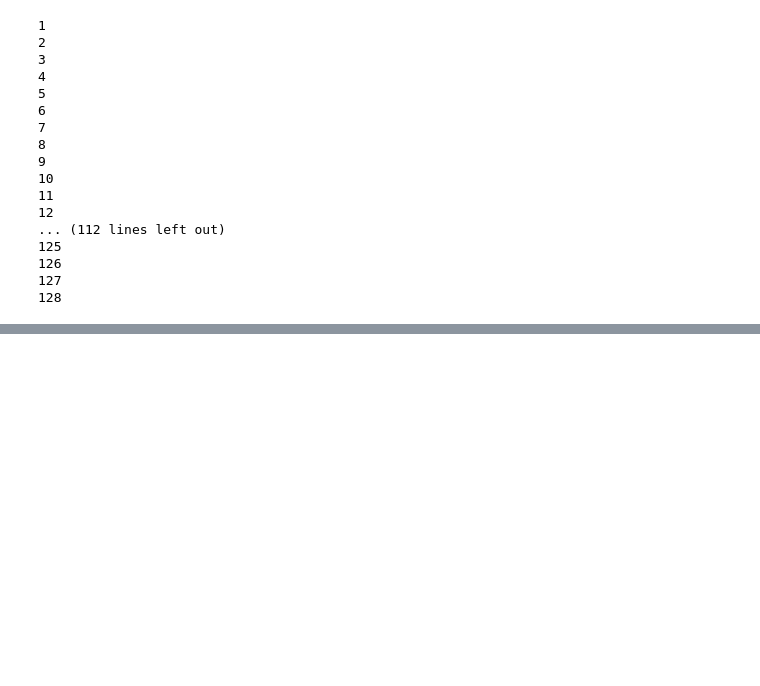
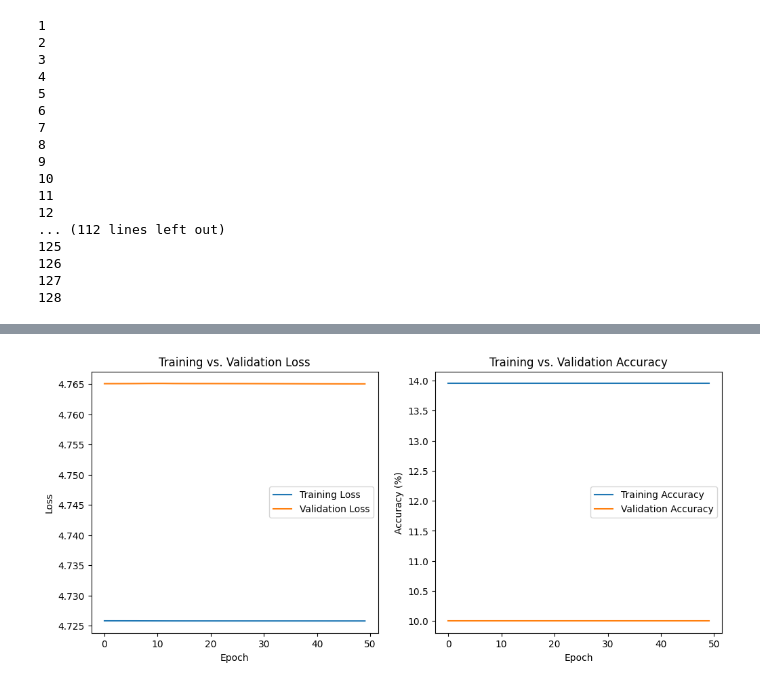
Before and after one commit to Tjielke/deep_learning_music_project, a Jupyter notebook: Pytorch/Main.ipynb, the cells around one changed output, grey strips where cells are left out. Saved outputs shown, nothing was run; the diff lists cells and outputs as text; code cells hidden in the pictures; blank space fills up the shorter version.

Commit message:
Added plots from Bootcamp

```diff
--- a/Pytorch/Main.ipynb
+++ b/Pytorch/Main.ipynb
@@ -53,10 +53,37 @@ def train_single_epoch(model, data_loader, loss_fn, optimizer, device):
 # %%
 def train(model, data_loader, loss_fn, optimizer, epochs, device):
     for i in range(epochs):
-        print(f"Epoch {i+1}")
-        train_single_epoch(model, data_loader, loss_fn, optimizer, device)
+        for input ,target in data_loader:
+            input, target = input.to(device), target.to(device)
+            # loss
+            prediction = model(input)
+            loss = loss_fn(prediction, target)
+            # backpropogation
+            optimizer.zero_grad()
+            loss.backward()
+            optimizer.step()
         print("-----------------------------------------------")
+        print(f"Loss: {loss.item()}")
     print("Training completed!!")
+# %%
+def plot_metrics(train_losses, train_accuracies, validation_losses, validation_accuracies):
+    plt.figure(figsize=(12, 5))
+
+    plt.subplot(1, 2, 1)
+    plt.plot(train_losses, label='Training Loss')
+    plt.plot(validation_losses, label='Validation Loss')
+    plt.title('Training vs. Validation Loss')
+    plt.xlabel('Epoch')
+    plt.ylabel('Loss')
+    plt.legend()
+
+    plt.subplot(1, 2, 2)
+    plt.plot(train_accuracies, label='Training Accuracy')
+    plt.plot(validation_accuracies, label='Validation Accuracy')
+    plt.title('Training vs. Validation Accuracy')
+    plt.xlabel('Epoch')
+    plt.ylabel('Accuracy (%)')
+    plt.legend()
 # %%
 project_dir = os.getcwd()
 labels_dir = os.path.join(project_dir, 'Data', 'musicnet', 'musicnet', 'train_labels')
@@ -335,11 +380,12 @@ mel_spectrogram = torchaudio.transforms.MelSpectrogram(
 
 project_dir = os.getcwd()
 test_data_dir = os.path.join(project_dir, 'Data', 'musicnet', 'musicnet', 'test_data')
-max_train_data_size = 1 * 1024 * 1024 * 1024  # 1GB in bytes
+max_test_data_size = 1 * 1024 * 1024 * 1024  # 1GB in bytes
 
-test_dataset = NewDataset(test_data_dir,test_dataframe,mel_spectrogram,
-                 sample_rate, num_samples, device, max_size_bytes=max_train_data_size)
+test_dataset = MusicDataset(test_data_dir,test_dataframe,mel_spectrogram,
+                 sample_rate, num_samples, device, max_size_bytes=max_test_data_size)
 
+test_dataloader = create_data_loader(test_dataset, batch_size)
 # get a sample from the us dataset for inference
 input, target = test_dataset[1][0], test_dataset[1][1] # [num_cha, fr, t]
 input.unsqueeze_(0)
@@ -351,0 +458,2 @@ Predicted: 'Trombone', expected: 'Pan Flute'
+# %%
+train_losses, train_accuracies, validation_losses, validation_accuracies = train_and_validate(cnn, train_dataloader, test_dataloader, loss_fn, optimizer, epochs, device)
@@ -351,0 +478,4 @@ Predicted: 'Trombone', expected: 'Pan Flute'
+# %%
+plot_metrics(train_losses, train_accuracies, validation_losses, validation_accuracies)
+# %% [output]
+[figure, added]
```
Also changed, not shown: parts of 8 cells of this notebook.
